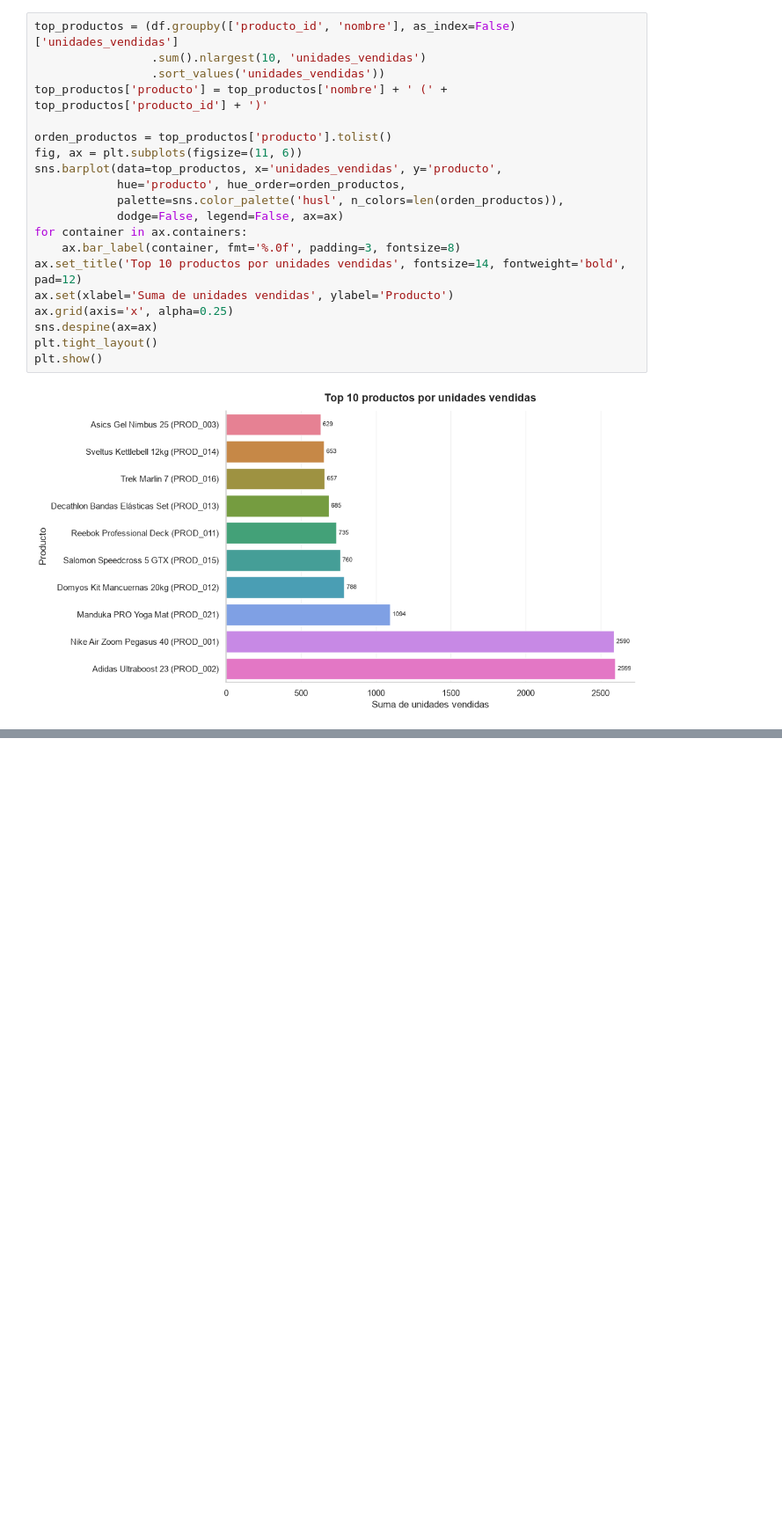
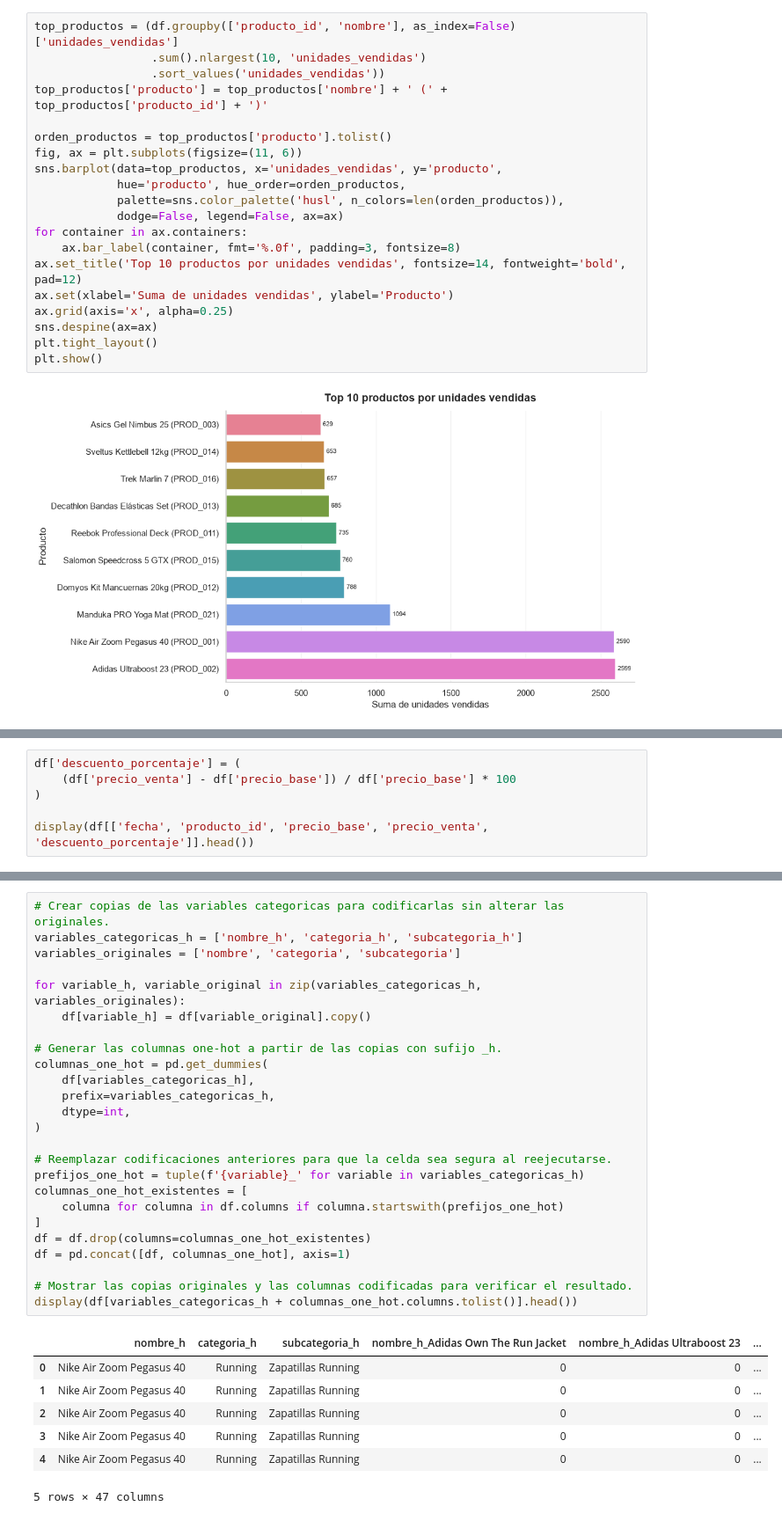
Before and after one commit to vehiller/ds4b-experienc-ia-en-data-science, a Jupyter notebook: notebooks/entrenamiento.ipynb, the cells around one changed output, grey strips where cells are left out. Shown at 88% size. Cells and saved outputs as stored; diff of their text form; blank space fills up the shorter version.

```diff
--- a/notebooks/entrenamiento.ipynb
+++ b/notebooks/entrenamiento.ipynb
@@ -508,0 +679,6 @@ plt.show()
+# %%
+df['descuento_porcentaje'] = (
+    (df['precio_venta'] - df['precio_base']) / df['precio_base'] * 100
+)
+
+display(df[['fecha', 'producto_id', 'precio_base', 'precio_venta', 'descuento_porcentaje']].head())
@@ -508,0 +757,33 @@ plt.show()
+# %%
+# Crear copias de las variables categoricas para codificarlas sin alterar las originales.
+variables_categoricas_h = ['nombre_h', 'categoria_h', 'subcategoria_h']
+variables_originales = ['nombre', 'categoria', 'subcategoria']
+
+for variable_h, variable_original in zip(variables_categoricas_h, variables_originales):
+    df[variable_h] = df[variable_original].copy()
+
+# Generar las columnas one-hot a partir de las copias con sufijo _h.
+columnas_one_hot = pd.get_dummies(
+    df[variables_categoricas_h],
+    prefix=variables_categoricas_h,
+    dtype=int,
+)
+
+# Reemplazar codificaciones anteriores para que la celda sea segura al reejecutarse.
+prefijos_one_hot = tuple(f'{variable}_' for variable in variables_categoricas_h)
+columnas_one_hot_existentes = [
+    columna for columna in df.columns if columna.startswith(prefijos_one_hot)
+]
+df = df.drop(columns=columnas_one_hot_existentes)
+df = pd.concat([df, columnas_one_hot], axis=1)
+
+# Mostrar las copias originales y las columnas codificadas para verificar el resultado.
+display(df[variables_categoricas_h + columnas_one_hot.columns.tolist()].head())
+# %% [output]
+|  | nombre_h | categoria_h | subcategoria_h | nombre_h_Adidas Own The Run Jacket | nombre_h_Adidas Ultraboost 23 | ... |
+| 0 | Nike Air Zoom Pegasus 40 | Running | Zapatillas Running | 0 | 0 | ... |
+| 1 | Nike Air Zoom Pegasus 40 | Running | Zapatillas Running | 0 | 0 | ... |
+| 2 | Nike Air Zoom Pegasus 40 | Running | Zapatillas Running | 0 | 0 | ... |
+| 3 | Nike Air Zoom Pegasus 40 | Running | Zapatillas Running | 0 | 0 | ... |
+| 4 | Nike Air Zoom Pegasus 40 | Running | Zapatillas Running | 0 | 0 | ... |
+5 rows × 47 columns
```
Also changed, not shown: parts of 11 cells of this notebook, 3 other files.
